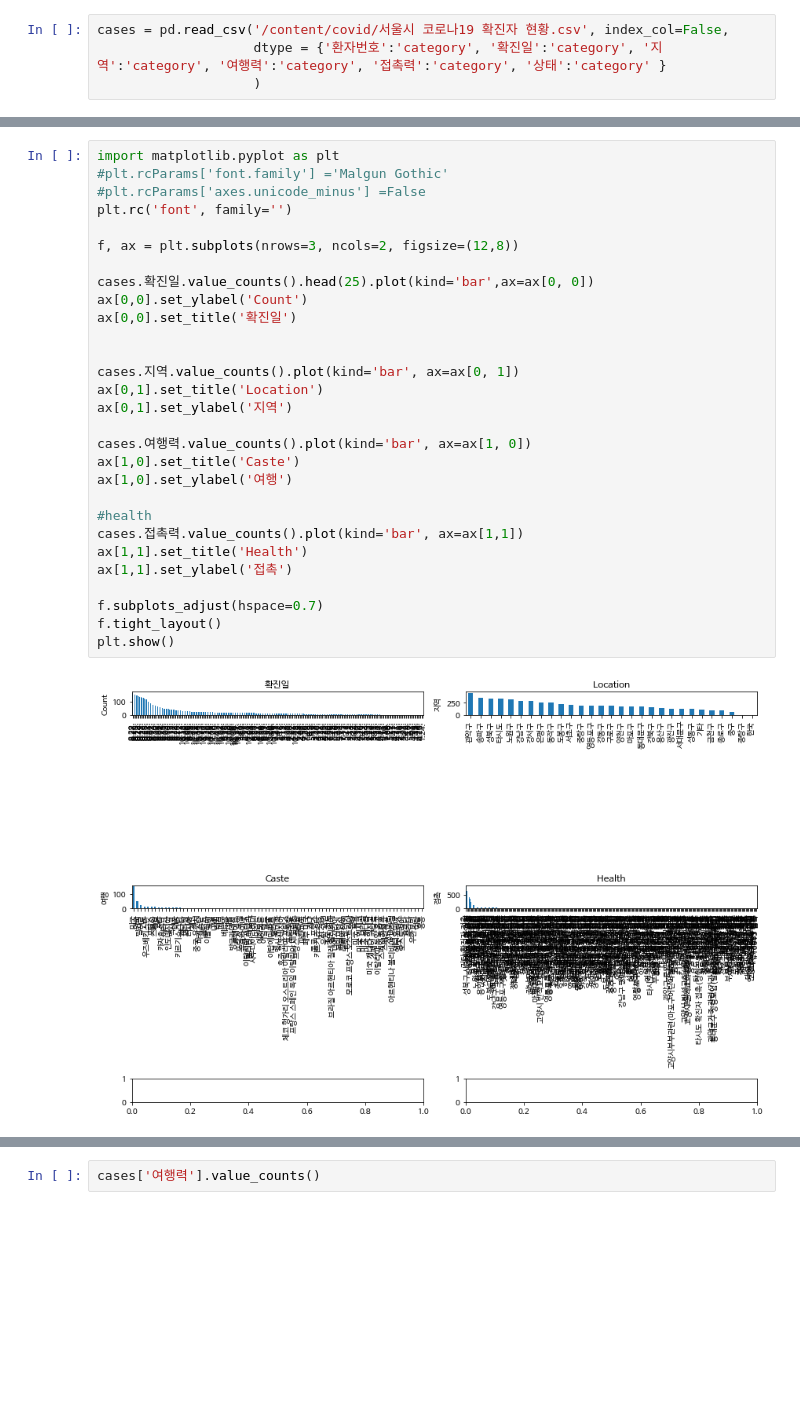
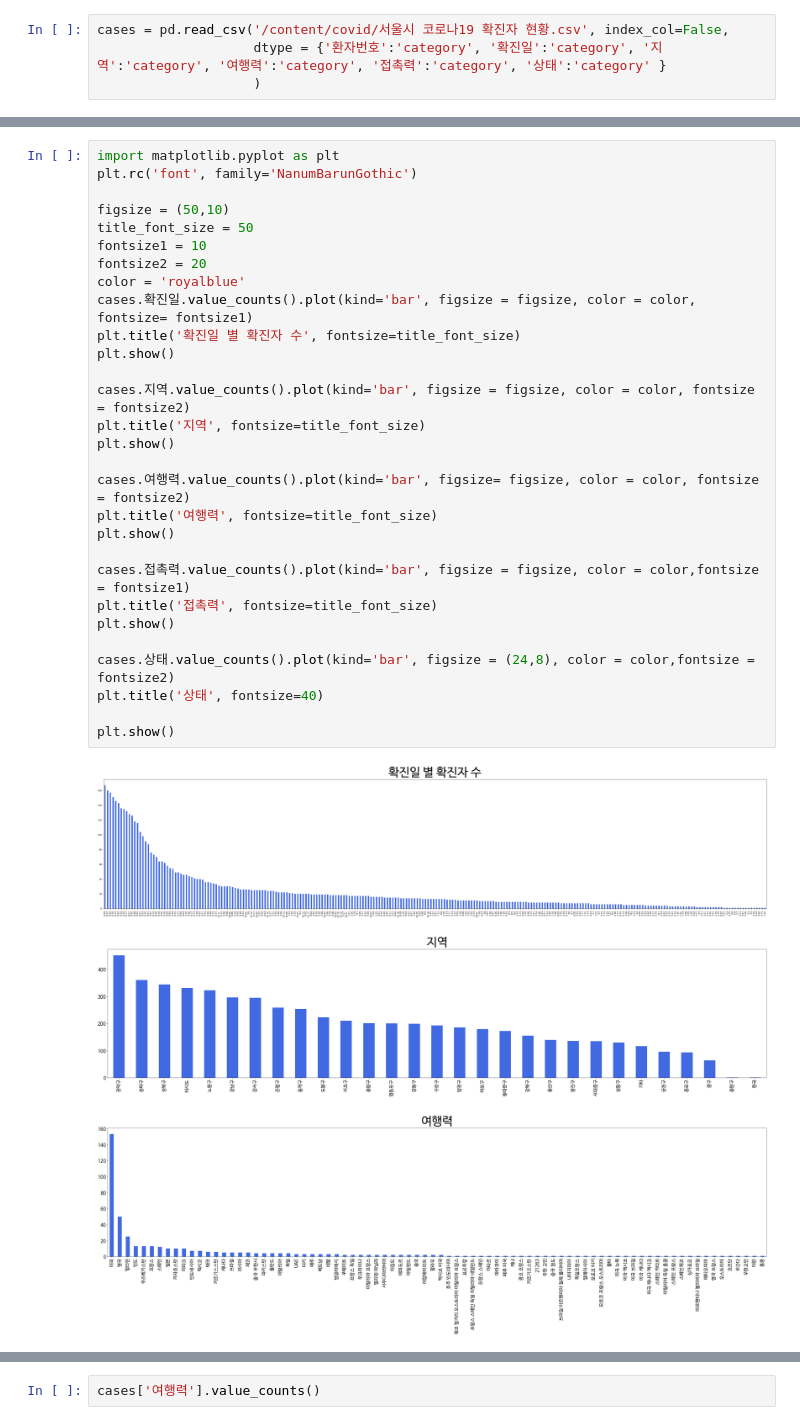
Before and after one commit to JJay1010/K-software_-, a Jupyter notebook: Hyeon-Tae_Hwang/Covid.ipynb, the cells around one changed output, grey strips where cells are left out. Drawn from its saved outputs; the diff is of its cells as text; blank space fills up the shorter version.

```diff
--- a/Hyeon-Tae_Hwang/Covid.ipynb
+++ b/Hyeon-Tae_Hwang/Covid.ipynb
@@ -87,31 +111,33 @@ Name: 여행력, dtype: int64
-# %%
-import matplotlib.pyplot as plt
-#plt.rcParams['font.family'] ='Malgun Gothic'
-#plt.rcParams['axes.unicode_minus'] =False
-plt.rc('font', family='')
-
-f, ax = plt.subplots(nrows=3, ncols=2, figsize=(12,8))
-
-cases.확진일.value_counts().head(25).plot(kind='bar',ax=ax[0, 0])
-ax[0,0].set_ylabel('Count')
-ax[0,0].set_title('확진일')
-
-
-cases.지역.value_counts().plot(kind='bar', ax=ax[0, 1])
-ax[0,1].set_title('Location')
-ax[0,1].set_ylabel('지역')
-
-cases.여행력.value_counts().plot(kind='bar', ax=ax[1, 0])
-ax[1,0].set_title('Caste')
-ax[1,0].set_ylabel('여행')
-
-#health
-cases.접촉력.value_counts().plot(kind='bar', ax=ax[1,1])
-ax[1,1].set_title('Health')
-ax[1,1].set_ylabel('접촉')
-
-f.subplots_adjust(hspace=0.7)
-f.tight_layout()
-plt.show()
-# %% [output]
-[figure, removed]
+# %%
+import matplotlib.pyplot as plt
+plt.rc('font', family='NanumBarunGothic')
+
+figsize = (50,10)
+title_font_size = 50
+fontsize1 = 10
+fontsize2 = 20
+color = 'royalblue'
+cases.확진일.value_counts().plot(kind='bar', figsize = figsize, color = color, fontsize= fontsize1)
+plt.title('확진일 별 확진자 수', fontsize=title_font_size)
+plt.show()
+
+cases.지역.value_counts().plot(kind='bar', figsize = figsize, color = color, fontsize = fontsize2)
+plt.title('지역', fontsize=title_font_size)
+plt.show()
+
+cases.여행력.value_counts().plot(kind='bar', figsize= figsize, color = color, fontsize = fontsize2)
+plt.title('여행력', fontsize=title_font_size)
+plt.show()
+
+cases.접촉력.value_counts().plot(kind='bar', figsize = figsize, color = color,fontsize = fontsize1)
+plt.title('접촉력', fontsize=title_font_size)
+plt.show()
+
+cases.상태.value_counts().plot(kind='bar', figsize = (24,8), color = color,fontsize = fontsize2)
+plt.title('상태', fontsize=40)
+
+plt.show()
+# %% [output]
+[figure, added]
+[figure, added]
+[figure, added]
```
Also changed, not shown: parts of 29 cells of this notebook.
